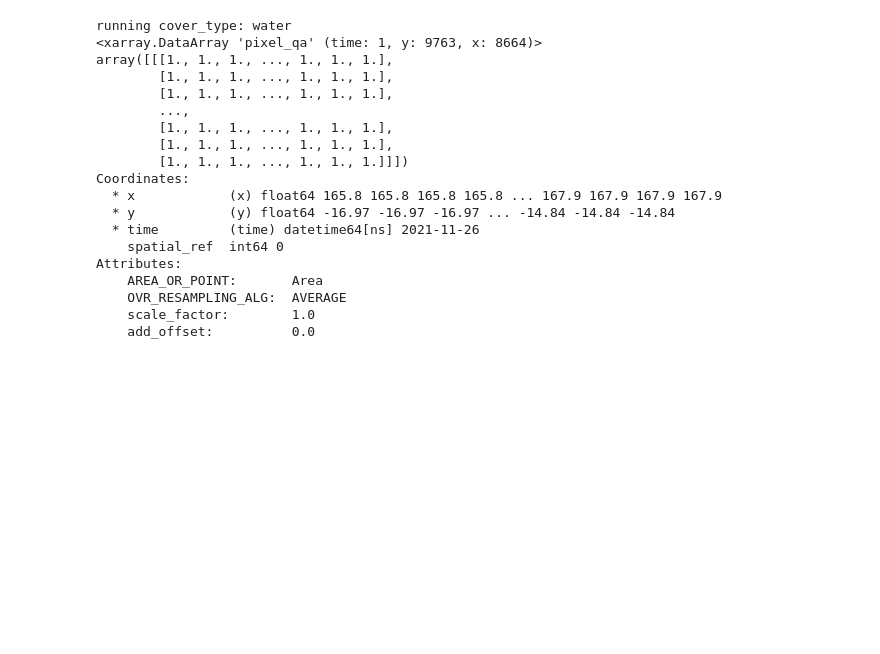
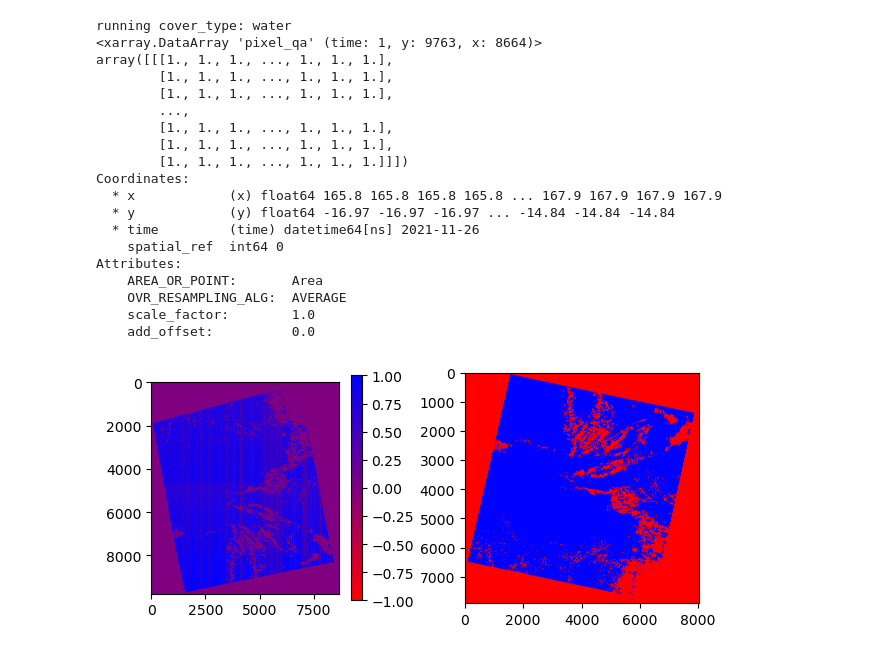
Before and after one commit to sabinenix/testing-wofs, a Jupyter notebook: bit-masking.ipynb, the cells around one changed output. Saved outputs shown, nothing was run; the diff lists cells and outputs as text; code cells hidden in the pictures; blank space fills up the shorter version.

Commit message:
fixed alignment and grid mark issue

```diff
--- a/bit-masking.ipynb
+++ b/bit-masking.ipynb
@@ -114,6 +115,12 @@ Prepare data and run bitmasking:
 # %%
 # Read the QA Pixel Band as array
 qa_arr = gdal.Open(qa_band).ReadAsArray()
+
+# Get the metdata from qa_band to align the boolean mask to it
+with rasterio.open(qa_band) as src:
+    profile = src.profile
+    crs = src.crs
+    transform = src.transform
 
 # Read yml metadata
 yml = landsat_folder + 'datacube-metadata.yaml'
@@ -179,26 +186,37 @@ vis_clearsky_masks.rio.to_raster(raster_path = 'clearsky_mask_vals_l8.tif', driv
 # %%
 # Visualize masks
 # Create the figure and plot the NDWI data
 fig, axs = plt.subplots(1, 2)
 
 # Define the custom colormap
 custom_cmap = mpl.colors.LinearSegmentedColormap.from_list("", ["red","blue"])
 
 # Visualize NDWI
 clear_im = axs[0].imshow(vis_clearsky_masks, cmap=custom_cmap, vmin=-1, vmax=1)
 plt.colorbar(clear_im, ax=axs[0], shrink=0.5)
 
-# Define the bounds for colormap normalization
-bounds = [-1, 0.2, 1]
 
-# Normalize the colormap
-norm = plt.cm.colors.BoundaryNorm(bounds, cmap.N, clip=True)
+# QA band with 6th bit flagged
+boolean_mask = np.zeros(qa_arr.shape, dtype=bool)
+data_array = qa_arr.astype(np.int64)
 
-# Visualize the thresholded NDWI
-thresh_im = axs[1].imshow(ndwi_data, cmap=cmap, norm=norm)
-plt.colorbar(thresh_im, ax=axs[1], shrink=0.5)
+boolean_mask |=  ((data_array & 0b0000000001000000) != 0)
+
+# Write the output tif
+with rasterio.open('clearsky_mask_vals_l8_boolmask.tif', 'w', **profile) as dst:
+    dst.write(boolean_mask.astype(rasterio.uint8), 1)
+    dst.crs = crs
+    dst.transform = transform
+
+#boolean_mask.rio.to_raster(raster_path = 'clearsky_mask_vals_l8_boolmask.tif', driver="COG")
+
+
+# Visualize boolean mask
+boolean_im = axs[1].imshow(boolean_mask, cmap=custom_cmap, vmin=0, vmax=1)
 
 plt.tight_layout()
+# %% [output]
+[figure, added]
 # %%
 # Open qa band with gdal
 qa = gdal.Open(qa_band)
```
Also changed, not shown: parts of 1 cell of this notebook.
